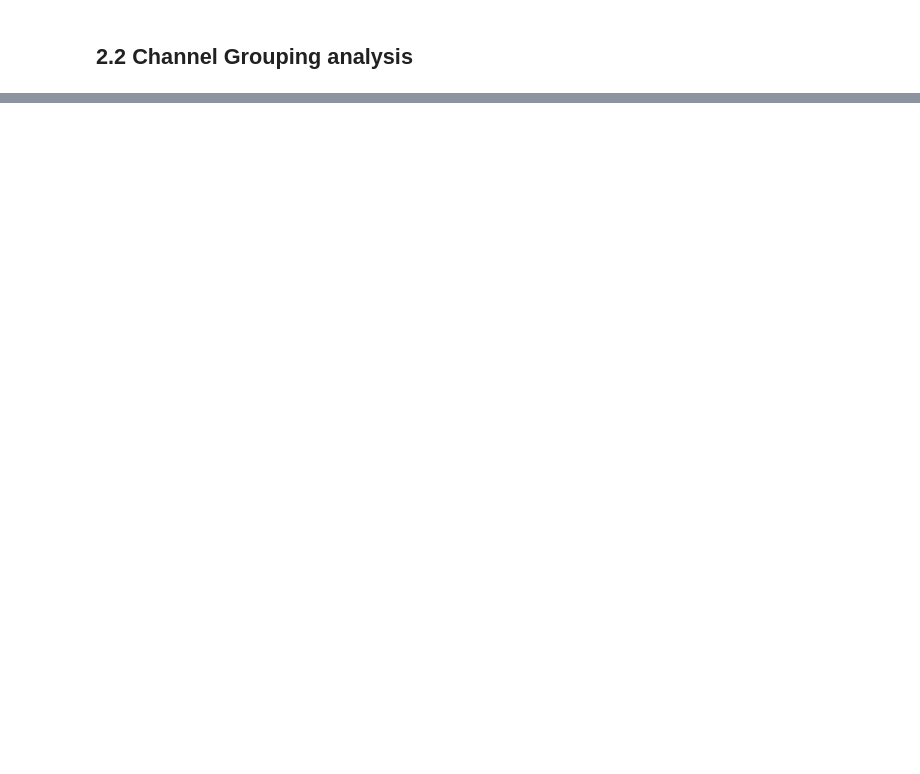
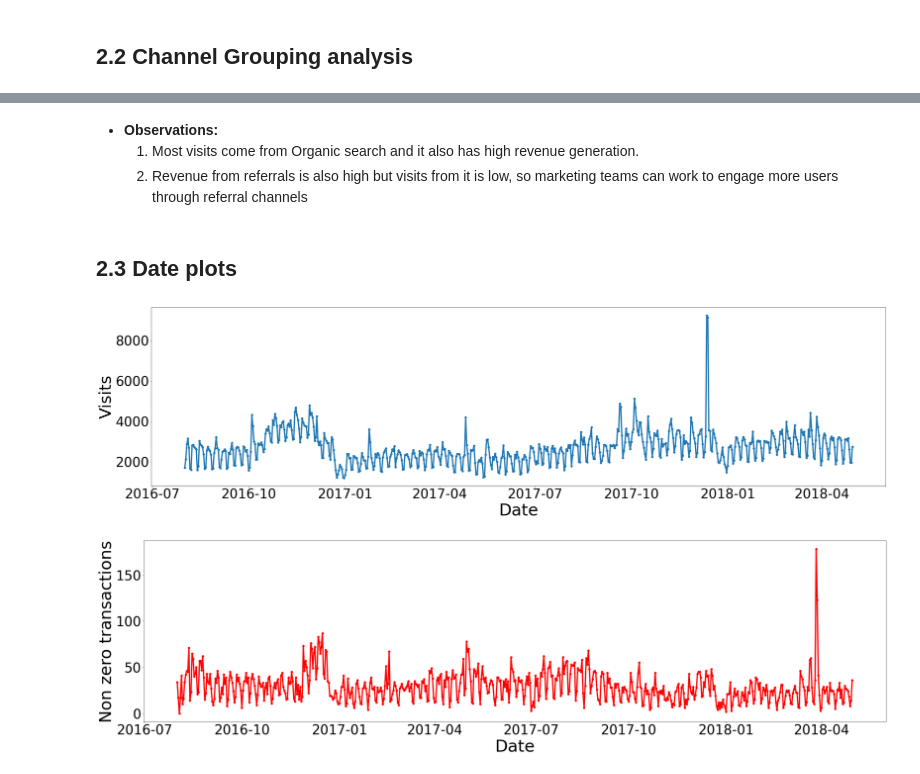
Before and after one commit to GK4444/google-revenue-prediction, a Jupyter notebook: main.ipynb, the cells around one changed output, grey strips where cells are left out. Saved outputs shown, nothing was run; the diff lists cells and outputs as text; code cells hidden in the pictures; blank space fills up the shorter version.

```diff
--- a/main.ipynb
+++ b/main.ipynb
@@ -722,0 +601,44 @@ plt.xticks(fontsize=8, rotation=90) # Adjust the xticks, rotating the labels
+# %% [markdown]
+* **Observations:**
+    1. Most visits come from Organic search and it also has high revenue generation.
+    2. Revenue from referrals is also high but visits from it is low, so marketing teams can work to engage more users through referral channels
+# %% [markdown]
+## 2.3 Date plots
+# %%
+# creating a copy of train_df
+cnt_df = train_df.copy(deep=True)
+# replacing 0 to nan so that while using 'size' in groupby agg function we can count non-zero transactions
+cnt_df['totals.transactionRevenue'].replace(0, np.nan, inplace=True)
+# groupby using .agg(['size', 'count']) where size includes NaN values, count does not.
+tmp = cnt_df.groupby('date')['totals.transactionRevenue'].agg(['size', 'count'])
+# adding column names
+tmp.columns = ["count", "count of non-zero revenue"]
+# resetting index so that date column is not treated as an index
+tmp = tmp.reset_index()
+
+
+# plot for no.of visits in each date :
+plt.figure(figsize=(40,10))
+plt.plot_date(x = tmp['date'], y = tmp['count'],linestyle='solid',linewidth=4)
+# set labels and labelsize for x,y axes
+plt.xlabel('Date',fontsize=50)
+plt.ylabel('Visits',fontsize=50)
+# set size of ticks on x,y axes
+plt.rc('xtick', labelsize=40)
+plt.rc('ytick', labelsize=40)
+
+# plot for transcation revenue in each date :
+
+plt.figure(figsize=(40,10))
+plt.plot_date(x = tmp['date'], y = tmp['count of non-zero revenue'],linestyle='solid',color='red', linewidth=4)
+# set labels and labelsize for x,y axes
+plt.xlabel('Date',fontsize=50)
+plt.ylabel('Non zero transactions',fontsize=50)
+# set size of ticks on x,y axes
+plt.rc('xtick', labelsize=40)
+plt.rc('ytick', labelsize=40)
+
+plt.show()
+# %% [output]
+[figure, added]
+[figure, added]
```
Also changed, not shown: parts of 42 cells of this notebook.
